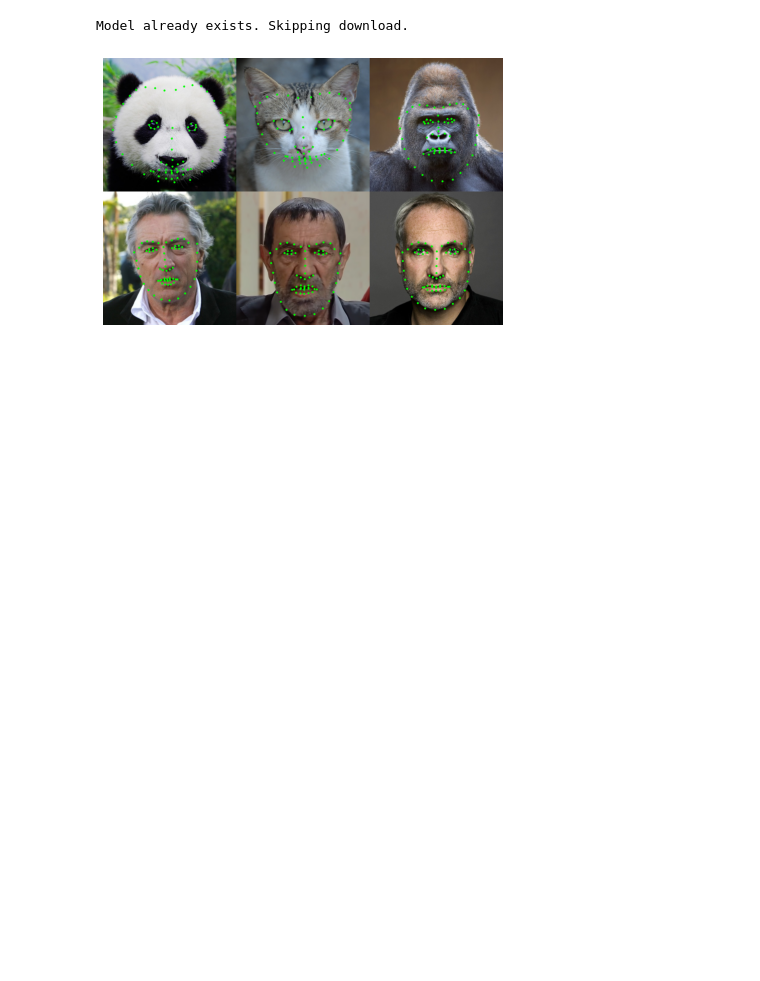
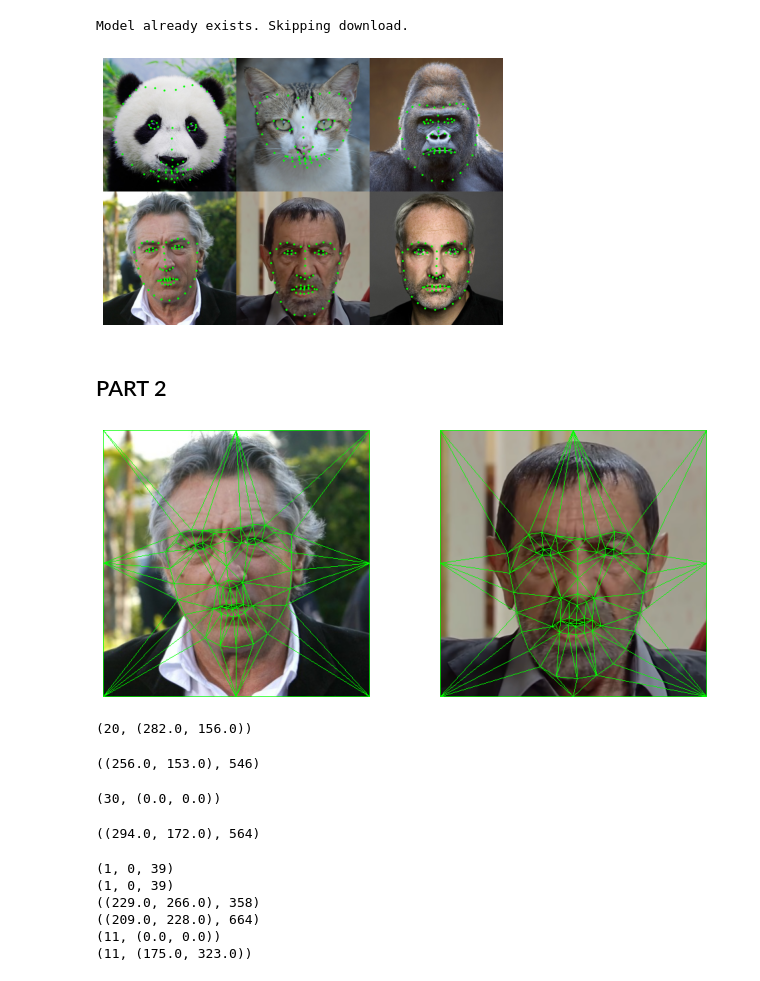
Before and after one commit to batuhanfaik/itu-cmpe, a Jupyter notebook: hw2/hw2.ipynb, the cells around one changed output. Cells and saved outputs as stored; diff of their text form; code cells hidden in the pictures; blank space fills up the shorter version.

Commit message:
Part 2 checkpoint

```diff
--- a/hw2/hw2.ipynb
+++ b/hw2/hw2.ipynb
@@ -56,6 +58,6 @@ images = {file.split(".")[0]:cv2.cvtColor(cv2.imread(os.path.join("images", file
 landmarks = {file.split("_")[0]:np.load(os.path.join("images", file)) for file in os.listdir("images") if file.endswith(".npy")}
 # %%
-def dblib_landmarks_to_numpy(points):
+def dlib_landmarks_to_numpy(points):
     points_np = np.asarray([[points.parts()[i].x, points.parts()[i].y] for i in range(68)])
     return points_np
 # %%
@@ -63,7 +65,7 @@ def dblib_landmarks_to_numpy(points):
 for key in ("deniro", "aydemirakbas", "kimbodnia"):
     gray = cv2.cvtColor(images[key], cv2.COLOR_BGR2GRAY)
     rectangles = detector(gray)
-    landmarks[key] = dblib_landmarks_to_numpy(predictor(gray, rectangles[0]))
+    landmarks[key] = dlib_landmarks_to_numpy(predictor(gray, rectangles[0]))
 # %%
 for key in images:
     for x, y in landmarks[key]:
@@ -76,3 +78,79 @@ plt.axis('off')
 plt.tight_layout()
 # %% [output]
 [figure]
+# %% [markdown]
+## PART 2
+# %%
+deniro_triangulation_image = original_images["deniro"].copy()
+akbas_triangulation_image = original_images["aydemirakbas"].copy()
+# %%
+def get_subdiv(image, landmarks):
+    subdiv = cv2.Subdiv2D((0, 0, image.shape[0], image.shape[1]))
+    subdiv.insert(tuple(landmarks[i] for i in range(68)))
+    # Corners
+    subdiv.insert((0, 0))
+    subdiv.insert((0, image.shape[1]-1))
+    subdiv.insert((image.shape[0]-1, 0))
+    subdiv.insert((image.shape[0]-1, image.shape[1]-1))
+    # Centers of edges
+    subdiv.insert((0, (image.shape[1]-1)//2))
+    subdiv.insert(((image.shape[0]-1)//2, 0))
+    subdiv.insert(((image.shape[0]-1)//2, image.shape[1]-1))
+    subdiv.insert((image.shape[0]-1, (image.shape[1]-1)//2))
+    return subdiv
+# %%
+deniro_subdiv = get_subdiv(deniro_triangulation_image, landmarks["deniro"])
+deniro_triangles = deniro_subdiv.getTriangleList().astype("uint32")
+for triangle in deniro_triangles:
+    t_points = [(triangle[0], triangle[1]), (triangle[2], triangle[3]), (triangle[4], triangle[5])]
+    cv2.line(deniro_triangulation_image, t_points[0], t_points[1], (0, 255, 0), 1)
+    cv2.line(deniro_triangulation_image, t_points[1], t_points[2], (0, 255, 0), 1)
+    cv2.line(deniro_triangulation_image, t_points[0], t_points[2], (0, 255, 0), 1)
+
+akbas_subdiv = get_subdiv(akbas_triangulation_image, landmarks["aydemirakbas"])
+akbas_triangles = akbas_subdiv.getTriangleList().astype("uint32")
+for triangle in akbas_triangles:
+    t_points = [(triangle[0], triangle[1]), (triangle[2], triangle[3]), (triangle[4], triangle[5])]
+    cv2.line(akbas_triangulation_image, t_points[0], t_points[1], (0, 255, 0), 1)
+    cv2.line(akbas_triangulation_image, t_points[1], t_points[2], (0, 255, 0), 1)
+    cv2.line(akbas_triangulation_image, t_points[0], t_points[2], (0, 255, 0), 1)
+
+fig, axes = plt.subplots(nrows=1, ncols=2, figsize=(10, 4))
+axes[0].imshow(deniro_triangulation_image)
+axes[1].imshow(akbas_triangulation_image)
+for axis in axes:
+    axis.set_axis_off()
+fig.tight_layout()
+# %% [output]
+[figure, added]
+# %%
+# deniro_subdiv.locate(tuple(deniro_landmarks[51]))
+print(deniro_subdiv.findNearest((327.0, 121.0)))
+deniro_subdiv.getVertex(30)
+# %% [output]
+(20, (282.0, 156.0))
+((256.0, 153.0), 546)
+# %%
+# akbas_subdiv.locate(tuple(akbas_landmarks[51]))
+print(akbas_subdiv.findNearest((294.0, 172.0)))
+akbas_subdiv.getVertex(30)
+# %% [output]
+(30, (0.0, 0.0))
+((294.0, 172.0), 564)
+# %%
+cat_triangulation_image = original_images["cat"].copy()
+cat_subdiv = get_subdiv(cat_triangulation_image, landmarks["cat"])
+cat_triangles = cat_subdiv.getTriangleList().astype("uint32")
+print(cat_subdiv.locate(tuple(landmarks["cat"][35])))
+print(deniro_subdiv.locate(tuple(landmarks["deniro"][35])))
+print(cat_subdiv.getVertex(4+35))
+print(deniro_subdiv.getVertex(4+35))
+print(cat_subdiv.findNearest((175.0, 325.0)))
+print(deniro_subdiv.findNearest((175.0, 325.0)))
+# %% [output]
+(1, 0, 39)
+(1, 0, 39)
+((229.0, 266.0), 358)
+((209.0, 228.0), 664)
+(11, (0.0, 0.0))
+(11, (175.0, 323.0))
```
Also changed, not shown: parts of 5 cells of this notebook.
